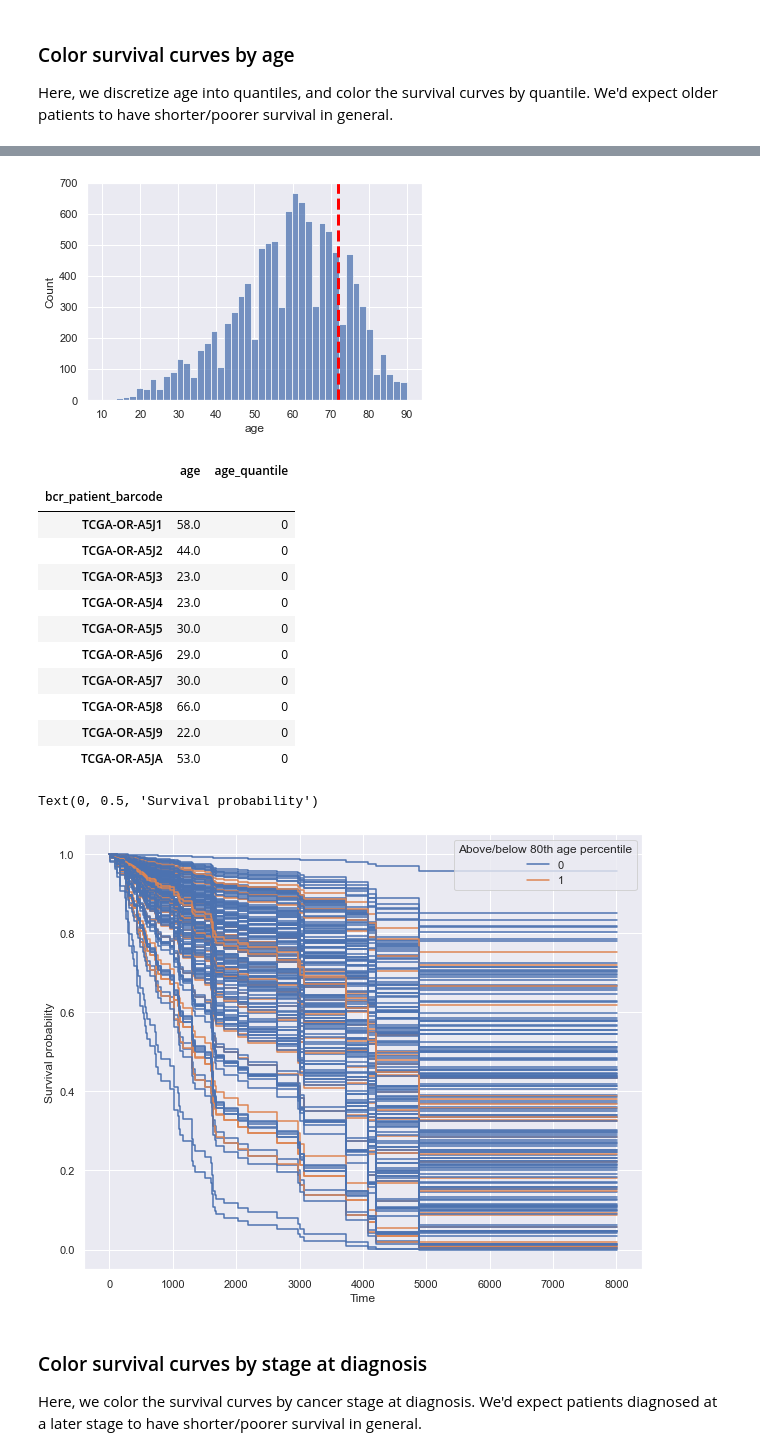
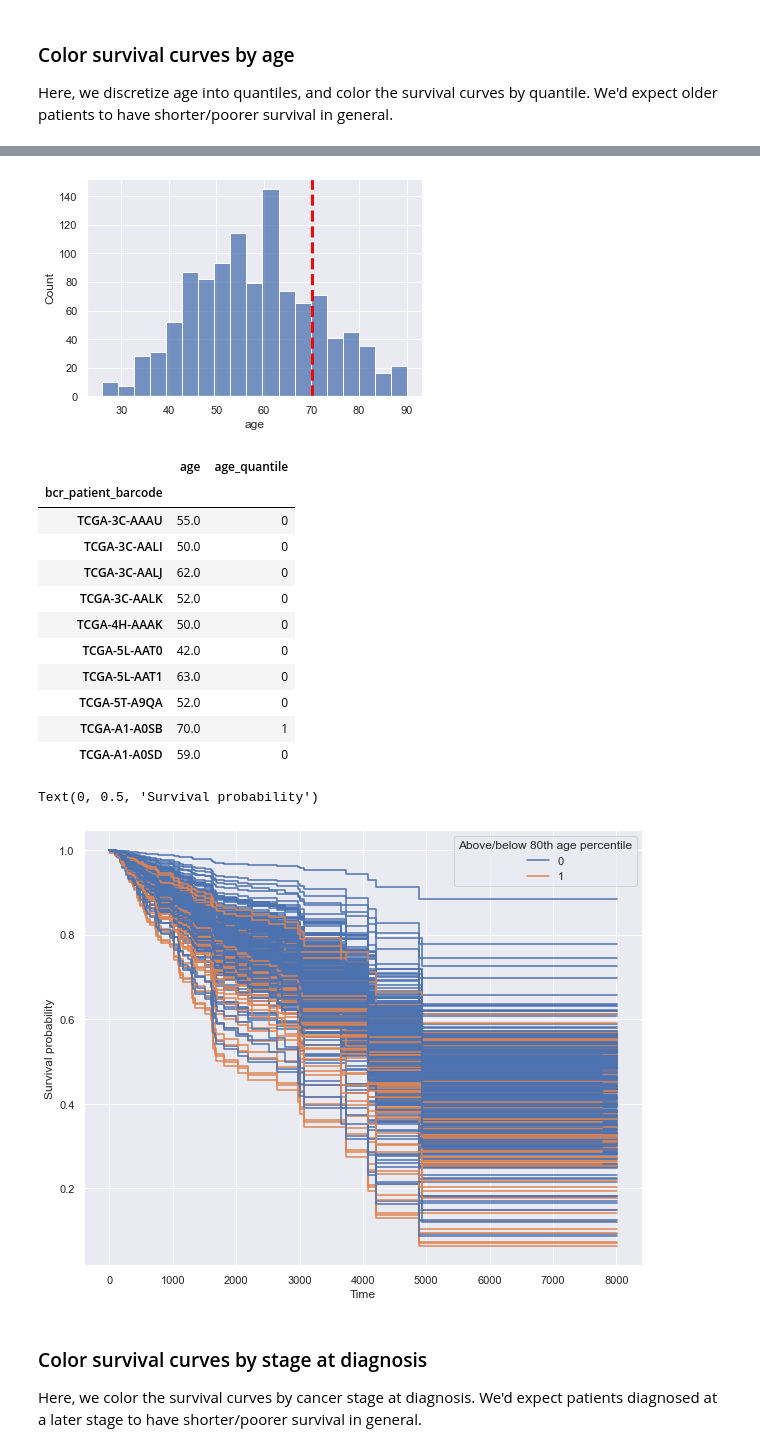
Before and after one commit to greenelab/mpmp, a Jupyter notebook: 06_predict_survival/plot_survival_curves.ipynb, the cells around one changed output, grey strips where cells are left out. Cells and saved outputs as stored; diff of their text form; code cells hidden in the pictures.

```diff
--- a/06_predict_survival/plot_survival_curves.ipynb
+++ b/06_predict_survival/plot_survival_curves.ipynb
@@ -35,0 +21,8 @@ print(len(fns))
+# %%
+cancer_type = 'BRCA'
+signal = 'signal'
+
+functions_dir = os.path.join(cfg.repo_root, 'test_results_10')
+samples, fns = au.load_survival_curves(functions_dir, cancer_type, signal=signal)
+
+print(len(samples), len(fns))
@@ -61,7 +56,7 @@ clinical_df.head()
 
 Here, we discretize age into quantiles, and color the survival curves by quantile. We'd expect older patients to have shorter/poorer survival in general.
 # %%
-ages = clinical_df.loc[~clinical_df.age.isna(), 'age']
+ages = clinical_df.loc[(clinical_df.type == cancer_type) & (~clinical_df.age.isna()), 'age']
 print(ages.isna().sum())
 ages.head()
 # %% [output]
@@ -82,7 +77,7 @@ for q in [0.8]:
     qs_age.append(q_age)
     plt.gca().axvline(q_age, color='red', linestyle='--', linewidth=3)
 # %% [output]
-[figure, old version]
+[figure, new version]
 # %%
 age_quantiles = np.digitize(ages.values, qs_age)
 ages = pd.DataFrame(ages)
@@ -91,35 +86,38 @@ ages.head(n=10)
 # %% [output]
 |  | age | age_quantile |
 | bcr_patient_barcode |  |  |
-| TCGA-OR-A5J1 | 58.0 | 0 |
-| TCGA-OR-A5J2 | 44.0 | 0 |
-| TCGA-OR-A5J3 | 23.0 | 0 |
-| TCGA-OR-A5J4 | 23.0 | 0 |
-| TCGA-OR-A5J5 | 30.0 | 0 |
-| TCGA-OR-A5J6 | 29.0 | 0 |
-| TCGA-OR-A5J7 | 30.0 | 0 |
-| TCGA-OR-A5J8 | 66.0 | 0 |
-| TCGA-OR-A5J9 | 22.0 | 0 |
-| TCGA-OR-A5JA | 53.0 | 0 |
+| TCGA-3C-AAAU | 55.0 | 0 |
+| TCGA-3C-AALI | 50.0 | 0 |
+| TCGA-3C-AALJ | 62.0 | 0 |
+| TCGA-3C-AALK | 52.0 | 0 |
+| TCGA-4H-AAAK | 50.0 | 0 |
+| TCGA-5L-AAT0 | 42.0 | 0 |
+| TCGA-5L-AAT1 | 63.0 | 0 |
+| TCGA-5T-A9QA | 52.0 | 0 |
+| TCGA-A1-A0SB | 70.0 | 1 |
+| TCGA-A1-A0SD | 59.0 | 0 |
 # %%
 sns.set({'figure.figsize': (10, 8)})
 
 # color by age binned into quantiles
 for ix in range(len(fns)):
-    fn = fns[ix]
-    sample_id = '-'.join(samples[ix].split('-')[:3])
-    sample_age_quantile = int(ages.loc[sample_id, 'age_quantile'])
-    plt.step(fn.x, fn.y, label=sample_age_quantile,
-             color='C{:d}'.format(sample_age_quantile))
+    try:
+        fn = fns[ix]
+        sample_id = '-'.join(samples[ix].split('-')[:3])
+        sample_age_quantile = int(ages.loc[sample_id, 'age_quantile'])
+        plt.step(fn.x, fn.y, label=sample_age_quantile,
+                 color='C{:d}'.format(sample_age_quantile))
+    except KeyError:
+        continue
 
 handles, labels = plt.gca().get_legend_handles_labels()
 by_label = dict(zip(labels, handles))
 plt.legend(by_label.values(), by_label.keys(), title='Above/below 80th age percentile')
 plt.xlabel('Time')
 plt.ylabel('Survival probability')
 # %% [output]
 Text(0, 0.5, 'Survival probability')
-[figure, old version]
+[figure, new version]
 # %% [markdown]
 ### Color survival curves by stage at diagnosis
 
```
Also changed, not shown: parts of 8 cells of this notebook, 2 other files.
